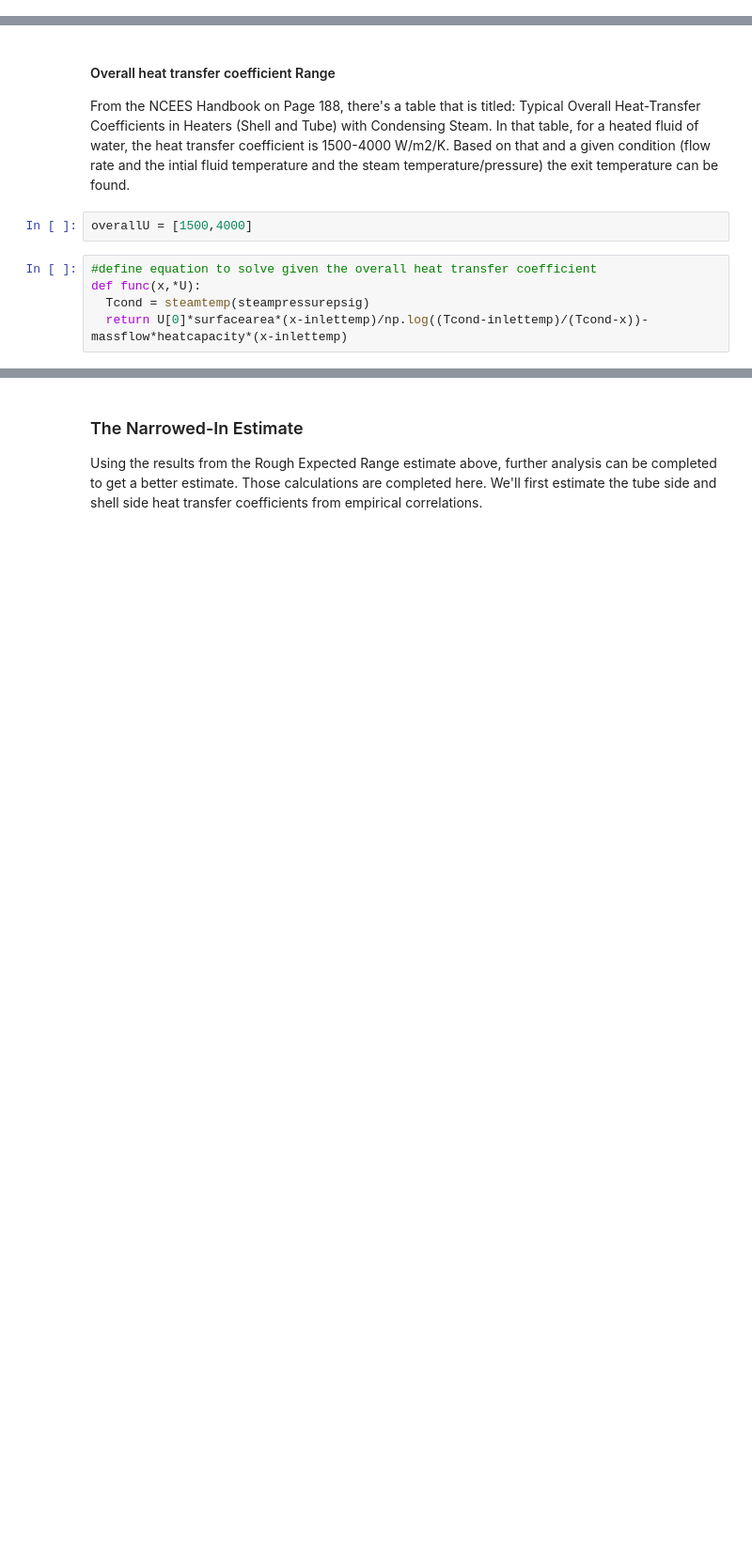
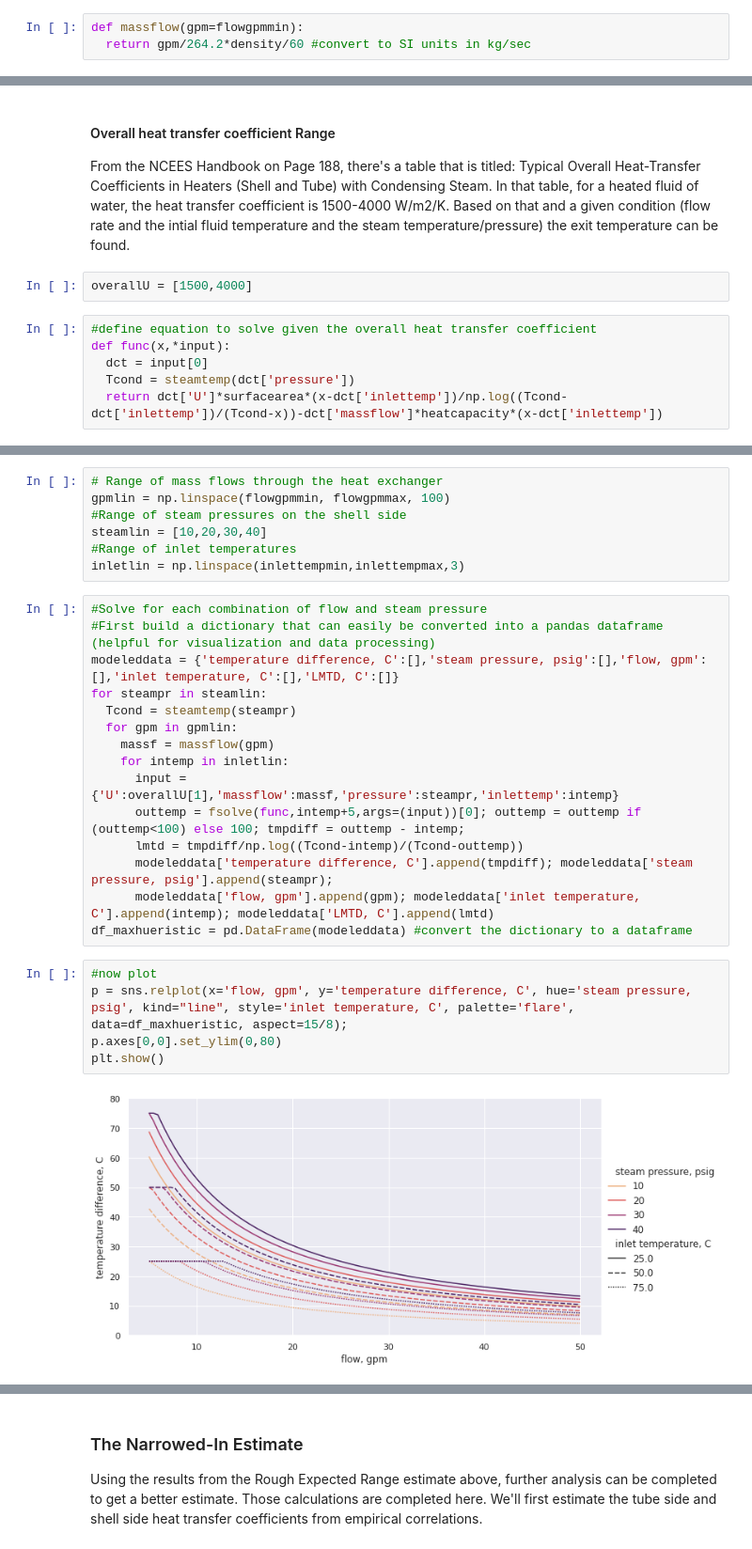
Before and after one commit to clint-bg/demos, a Jupyter notebook: shellandtube/ShellandTubePrediction.ipynb, the cells around one changed output, grey strips where cells are left out. Shown at 94% size. Drawn from its saved outputs; the diff is of its cells as text; blank space fills up the shorter version.

```diff
--- a/shellandtube/ShellandTubePrediction.ipynb
+++ b/shellandtube/ShellandTubePrediction.ipynb
@@ -84,3 +98,6 @@ inlettemp = 25 #C
+# %%
+def massflow(gpm=flowgpmmin):
+  return gpm/264.2*density/60 #convert to SI units in kg/sec
 # %% [markdown]
 ### Rough Expected Range
 This is a back-of-the-envelop estimate. There are engineering expected ranges for variables that can be effectively used to narrow in on the answer. Doing so can be very useful in understanding the problem and getting a feel for the outcome and expected results. It sometimes can be very easy to dive deeply into a problem and get lost with mistakes easily derailing your complex analysis. Doing a back-of-the-envelope estimate can help with that.
@@ -95,6 +112,7 @@ From the NCEES Handbook on Page 188, there's a table that is titled: Typical Ove
 overallU = [1500,4000]
 # %%
 #define equation to solve given the overall heat transfer coefficient
-def func(x,*U):
-  Tcond = steamtemp(steampressurepsig)
-  return U[0]*surfacearea*(x-inlettemp)/np.log((Tcond-inlettemp)/(Tcond-x))-massflow*heatcapacity*(x-inlettemp)
+def func(x,*input):
+  dct = input[0]
+  Tcond = steamtemp(dct['pressure'])
+  return dct['U']*surfacearea*(x-dct['inlettemp'])/np.log((Tcond-dct['inlettemp'])/(Tcond-x))-dct['massflow']*heatcapacity*(x-dct['inlettemp'])
@@ -108,0 +123,29 @@ So given a flow rate of 20 gpm, an inlet temperature of 25.0 C, and steam pressu
+# %%
+# Range of mass flows through the heat exchanger
+gpmlin = np.linspace(flowgpmmin, flowgpmmax, 100)
+#Range of steam pressures on the shell side
+steamlin = [10,20,30,40]
+#Range of inlet temperatures
+inletlin = np.linspace(inlettempmin,inlettempmax,3)
+# %%
+#Solve for each combination of flow and steam pressure
+#First build a dictionary that can easily be converted into a pandas dataframe (helpful for visualization and data processing)
+modeleddata = {'temperature difference, C':[],'steam pressure, psig':[],'flow, gpm':[],'inlet temperature, C':[],'LMTD, C':[]}
+for steampr in steamlin:
+  Tcond = steamtemp(steampr)
+  for gpm in gpmlin:
+    massf = massflow(gpm)
+    for intemp in inletlin:
+      input = {'U':overallU[1],'massflow':massf,'pressure':steampr,'inlettemp':intemp}
+      outtemp = fsolve(func,intemp+5,args=(input))[0]; outtemp = outtemp if (outtemp<100) else 100; tmpdiff = outtemp - intemp;
+      lmtd = tmpdiff/np.log((Tcond-intemp)/(Tcond-outtemp))
+      modeleddata['temperature difference, C'].append(tmpdiff); modeleddata['steam pressure, psig'].append(steampr);
+      modeleddata['flow, gpm'].append(gpm); modeleddata['inlet temperature, C'].append(intemp); modeleddata['LMTD, C'].append(lmtd)
+df_maxhueristic = pd.DataFrame(modeleddata) #convert the dictionary to a dataframe
+# %%
+#now plot
+p = sns.relplot(x='flow, gpm', y='temperature difference, C', hue='steam pressure, psig', kind="line", style='inlet temperature, C', palette='flare', data=df_maxhueristic, aspect=15/8);
+p.axes[0,0].set_ylim(0,80)
+plt.show()
+# %% [output]
+[figure, added]
```
Also changed, not shown: parts of 33 cells of this notebook.
